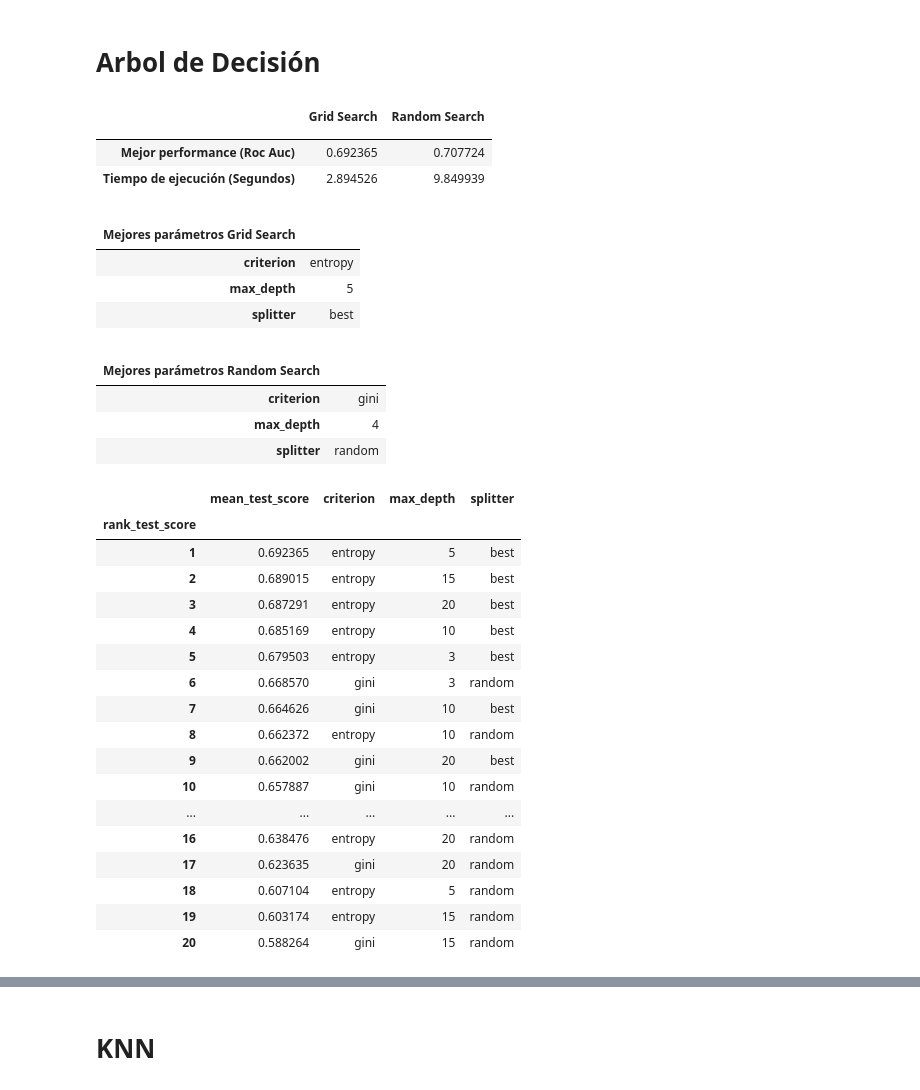
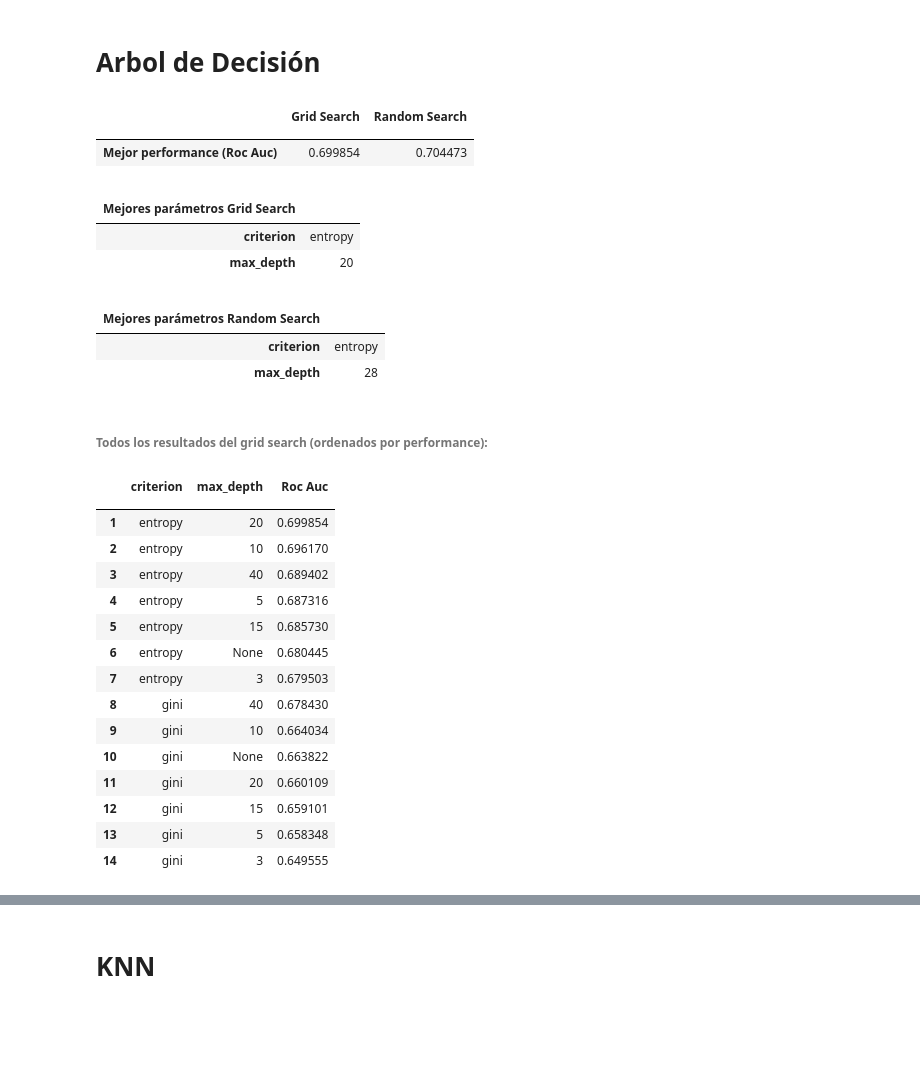
Before and after one commit to pfromer/MachineLearningTps, a Jupyter notebook: tp_version_2.ipynb, the cells around one changed output, grey strips where cells are left out. Drawn from its saved outputs; the diff is of its cells as text; code cells hidden in the pictures; blank space fills up the shorter version.

```diff
--- a/tp_version_2.ipynb
+++ b/tp_version_2.ipynb
@@ -165,9 +166,9 @@ def performRandomSearch(classifier, param_dist):
 def displayBestParamsTable(classifier, paramsGridSearch, paramsRandomSearch):
     gridSearchResult = performGridSearch(classifier, paramsGridSearch);
     randomSearchResult = performRandomSearch(classifier, paramsRandomSearch);
-    df =  pd.DataFrame({ ' ' : ["Mejor performance (Roc Auc)", "Tiempo de ejecución (Segundos)"],
-                          'Grid Search' : [gridSearchResult["bestScore"],gridSearchResult[ "executionTime"]],
-                          'Random Search' : [randomSearchResult["bestScore"],randomSearchResult[ "executionTime"]]
+    df =  pd.DataFrame({ ' ' : ["Mejor performance (Roc Auc)"],
+                          'Grid Search' : [gridSearchResult["bestScore"]],
+                          'Random Search' : [randomSearchResult["bestScore"]]
                         })
     display(df.set_index(' '))
     orderedBestGridParams = collections.OrderedDict(sorted(gridSearchResult["bestParams"].items()))
@@ -181,7 +182,9 @@ def displayBestParamsTable(classifier, paramsGridSearch, paramsRandomSearch):
 
     allScores = renameAndDeleteColumnsInAllScoresTable(gridSearchResult["allScores"])
 
-    display(pd.DataFrame(allScores).sort_values(by=['rank_test_score']).set_index("rank_test_score"))
+    display(HTML('<h6 style="font-style:/"/";font-size:/"88%/"">Todos los resultados del grid search (ordenados por performance):</h6>'))
+
+    display(pd.DataFrame(allScores).sort_values(by=['']).set_index(""))
 
 def renameAndDeleteColumnsInAllScoresTable(allScores):
     allScores.pop('mean_fit_time', None)
@@ -203,6 +206,10 @@ def renameAndDeleteColumnsInAllScoresTable(allScores):
     for key in list(newDict.keys()):
         allScores[key]=newDict[key]
 
+    allScores['Roc Auc'] = allScores.pop("mean_test_score");
+    allScores[''] = allScores.pop("rank_test_score");
+
+
     return allScores
 # %% [markdown]
 # LDA
@@ -247,41 +252,37 @@ displayBestParamsTable(LinearDiscriminantAnalysis(),lda_param_grid, lda_param_ra
 # %% [markdown]
 # Arbol de Decisión
 # %%
-tree_param_grid = [{'max_depth': [3,5,10,15,20],'criterion': ('gini','entropy'), 'splitter' : ['random', 'best'] }]
+tree_param_grid = [{'max_depth': [3,5,10,15,20,40,None],'criterion': ('gini','entropy') }]
 
-tree_param_random = {'max_depth': np.arange(3, 21),'criterion': ('gini','entropy'), 'splitter' : ['random', 'best'] }
+tree_param_random = {'max_depth':np.append(np.arange(1, 41), None),'criterion': ('gini','entropy') }
 
 displayBestParamsTable(DecisionTreeClassifier(),tree_param_grid, tree_param_random)
 # %% [output]
 |  | Grid Search | Random Search |
 |  |  |  |
-| Mejor performance (Roc Auc) | 0.692365 | 0.707724 |
-| Tiempo de ejecución (Segundos) | 2.894526 | 9.849939 |
+| Mejor performance (Roc Auc) | 0.699854 | 0.704473 |
 |  |  |
 | Mejores parámetros Grid Search |  |
 | criterion | entropy |
-| max_depth | 5 |
-| splitter | best |
+| max_depth | 20 |
 |  |  |
 | Mejores parámetros Random Search |  |
-| criterion | gini |
-| max_depth | 4 |
-| splitter | random |
+| criterion | entropy |
+| max_depth | 28 |
+Todos los resultados del grid search (ordenados por performance):
-|  | mean_test_score | criterion | max_depth | splitter |
-| rank_test_score |  |  |  |  |
-| 1 | 0.692365 | entropy | 5 | best |
-| 2 | 0.689015 | entropy | 15 | best |
-| 3 | 0.687291 | entropy | 20 | best |
-| 4 | 0.685169 | entropy | 10 | best |
-| 5 | 0.679503 | entropy | 3 | best |
-| 6 | 0.668570 | gini | 3 | random |
-| 7 | 0.664626 | gini | 10 | best |
-| 8 | 0.662372 | entropy | 10 | random |
-| 9 | 0.662002 | gini | 20 | best |
-| 10 | 0.657887 | gini | 10 | random |
-| ... | ... | ... | ... | ... |
-| 16 | 0.638476 | entropy | 20 | random |
-| 17 | 0.623635 | gini | 20 | random |
-| 18 | 0.607104 | entropy | 5 | random |
-| 19 | 0.603174 | entropy | 15 | random |
-| 20 | 0.588264 | gini | 15 | random |
+|  | criterion | max_depth | Roc Auc |
+|  |  |  |  |
+| 1 | entropy | 20 | 0.699854 |
+| 2 | entropy | 10 | 0.696170 |
+| 3 | entropy | 40 | 0.689402 |
+| 4 | entropy | 5 | 0.687316 |
+| 5 | entropy | 15 | 0.685730 |
+| 6 | entropy | None | 0.680445 |
+| 7 | entropy | 3 | 0.679503 |
+| 8 | gini | 40 | 0.678430 |
+| 9 | gini | 10 | 0.664034 |
+| 10 | gini | None | 0.663822 |
+| 11 | gini | 20 | 0.660109 |
+| 12 | gini | 15 | 0.659101 |
+| 13 | gini | 5 | 0.658348 |
+| 14 | gini | 3 | 0.649555 |
```
Also changed, not shown: parts of 9 cells of this notebook.
